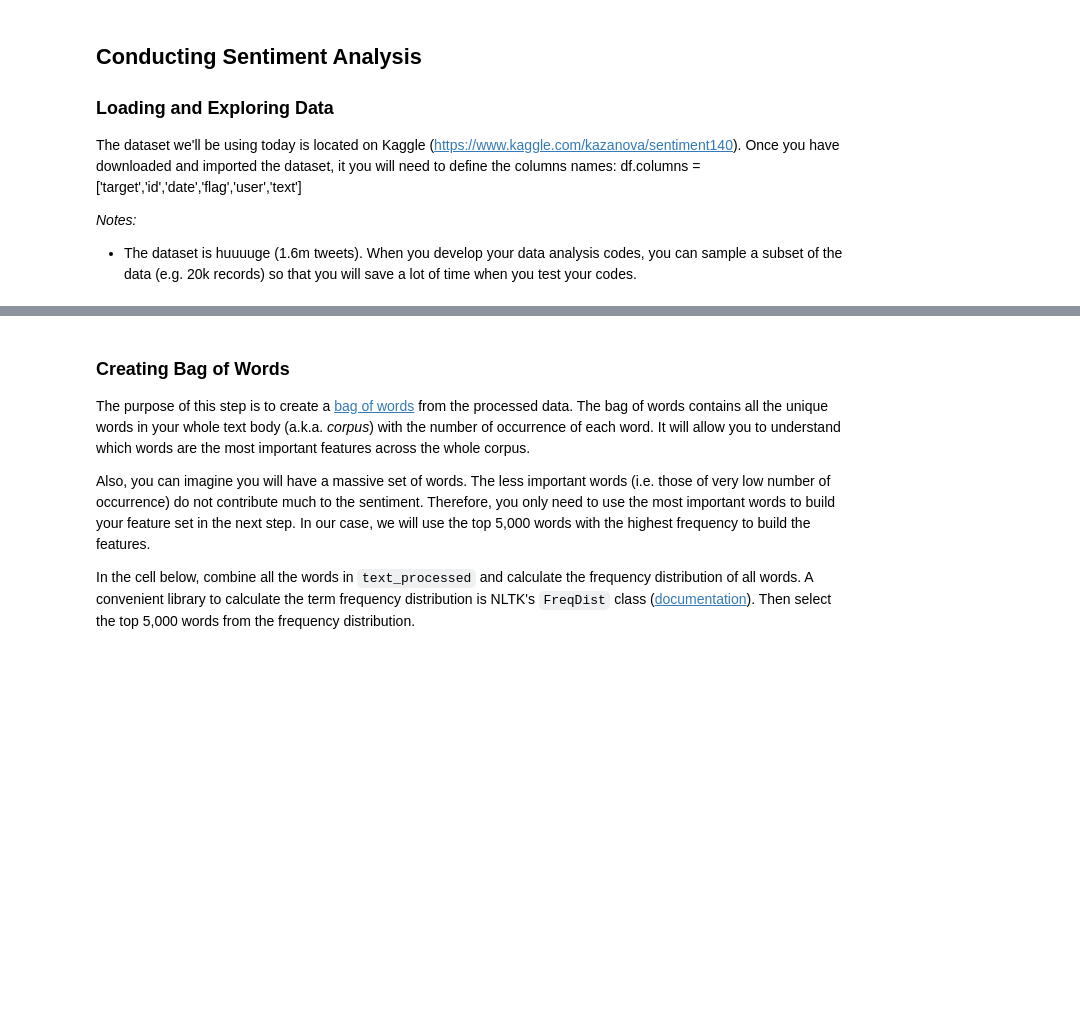
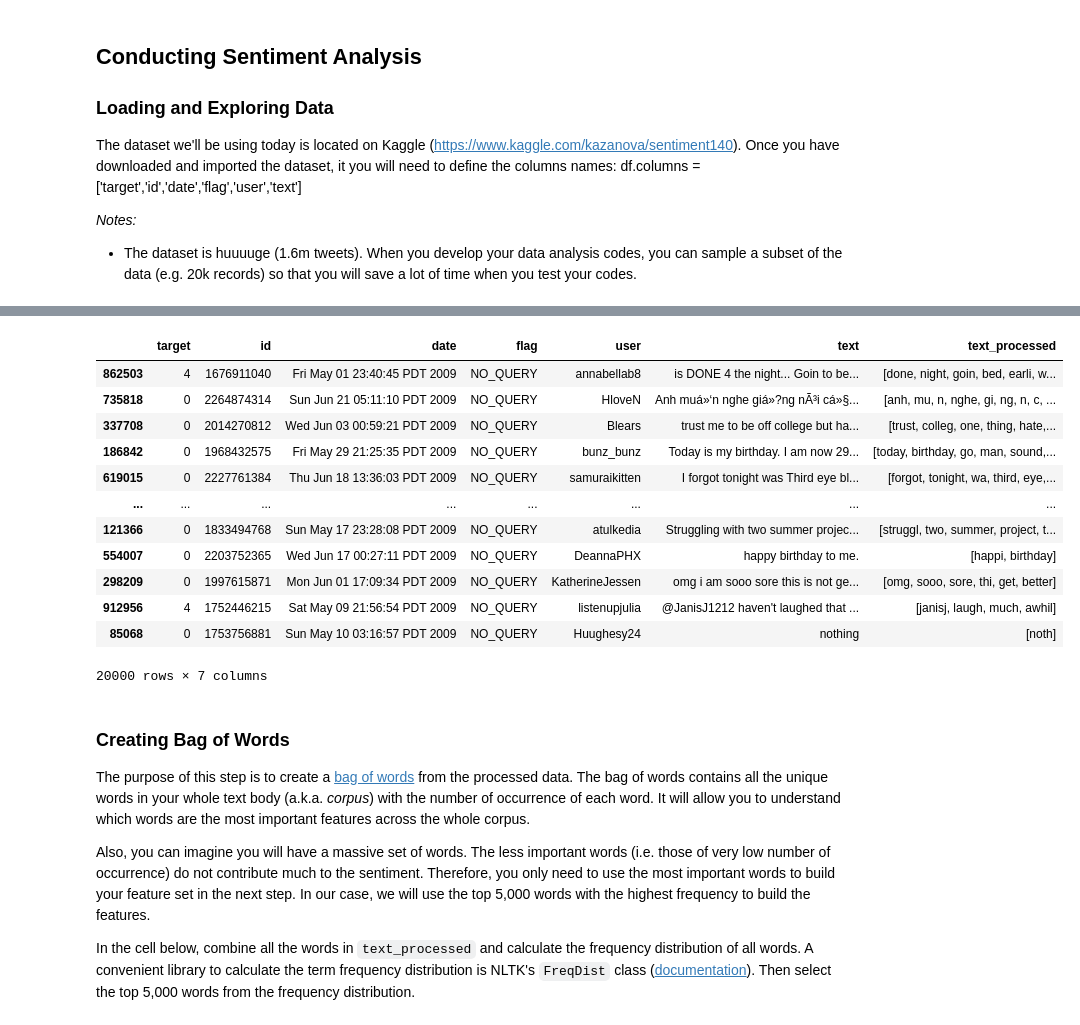
Before and after one commit to ta-data-pt-rmt/lab-nlp, a Jupyter notebook: your-code/challenge-2.ipynb, the cells around one changed output, grey strips where cells are left out. Saved outputs shown, nothing was run; the diff lists cells and outputs as text; code cells hidden in the pictures; blank space fills up the shorter version.

```diff
--- a/your-code/challenge-2.ipynb
+++ b/your-code/challenge-2.ipynb
@@ -53,3 +107,61 @@ Create a new column called `text_processed` in the dataframe to contain the proc
+# %%
+# 3 - Stem and Lemmatize
+def stem_and_lemmatize(l):
+    """
+    Perform stemming and lemmatization on a list of words.
+
+    Args:
+        l: A list of strings.
+
+    Returns:
+        A list of strings after being stemmed and lemmatized.
+    """
+    ## first define porter stemmer and lemmatizer
+
+    ps = nltk.PorterStemmer()
+    lemmatizer = nltk.WordNetLemmatizer()
+    list_words = []
+
+    for w in l:
+        s = ps.stem(w)
+        s = lemmatizer.lemmatize(s)
+        list_words += [s]   # es lo mismo que append
+    return list_words
+# %%
+# 4 - Stop words removal
+def remove_stopwords(l):
+    """
+    Remove English stopwords from a list of strings.
+
+    Args:
+        l: A list of strings.
+
+    Returns:
+        A list of strings after stop words are removed.
+    """
+    stop_words = stopwords.words('english')
+    return[w for w in l if w not in stop_words]
+# %%
+# Lets apply these functions
+# Multiple can be applied at the same time, StackOverflow eg: df.authors.apply(eval).apply(len).sum()
+tweets['text'] = tweets['text'].apply(str)  # change to string for avoiding errors
+# %%
+tweets['text_processed'] = tweets['text'].apply(clean_up).apply(tokenize).apply(stem_and_lemmatize).apply(remove_stopwords)
+tweets
+# %% [output]
+|  | target | id | date | flag | user | text | text_processed |
+| 862503 | 4 | 1676911040 | Fri May 01 23:40:45 PDT 2009 | NO_QUERY | annabellab8 | is DONE 4 the night... Goin to be... | [done, night, goin, bed, earli, w... |
+| 735818 | 0 | 2264874314 | Sun Jun 21 05:11:10 PDT 2009 | NO_QUERY | HloveN | Anh muá»‘n nghe giá»?ng nÃ³i cá»§... | [anh, mu, n, nghe, gi, ng, n, c, ... |
+| 337708 | 0 | 2014270812 | Wed Jun 03 00:59:21 PDT 2009 | NO_QUERY | Blears | trust me to be off college but ha... | [trust, colleg, one, thing, hate,... |
+| 186842 | 0 | 1968432575 | Fri May 29 21:25:35 PDT 2009 | NO_QUERY | bunz_bunz | Today is my birthday. I am now 29... | [today, birthday, go, man, sound,... |
+| 619015 | 0 | 2227761384 | Thu Jun 18 13:36:03 PDT 2009 | NO_QUERY | samuraikitten | I forgot tonight was Third eye bl... | [forgot, tonight, wa, third, eye,... |
+| ... | ... | ... | ... | ... | ... | ... | ... |
+| 121366 | 0 | 1833494768 | Sun May 17 23:28:08 PDT 2009 | NO_QUERY | atulkedia | Struggling with two summer projec... | [struggl, two, summer, project, t... |
+| 554007 | 0 | 2203752365 | Wed Jun 17 00:27:11 PDT 2009 | NO_QUERY | DeannaPHX | happy birthday to me. | [happi, birthday] |
+| 298209 | 0 | 1997615871 | Mon Jun 01 17:09:34 PDT 2009 | NO_QUERY | KatherineJessen | omg i am sooo sore this is not ge... | [omg, sooo, sore, thi, get, better] |
+| 912956 | 4 | 1752446215 | Sat May 09 21:56:54 PDT 2009 | NO_QUERY | listenupjulia | @JanisJ1212 haven't laughed that ... | [janisj, laugh, much, awhil] |
+| 85068 | 0 | 1753756881 | Sun May 10 03:16:57 PDT 2009 | NO_QUERY | Huughesy24 | nothing | [noth] |
+20000 rows × 7 columns
 # %% [markdown]
 ### Creating Bag of Words
 
```
Also changed, not shown: parts of 16 cells of this notebook.
